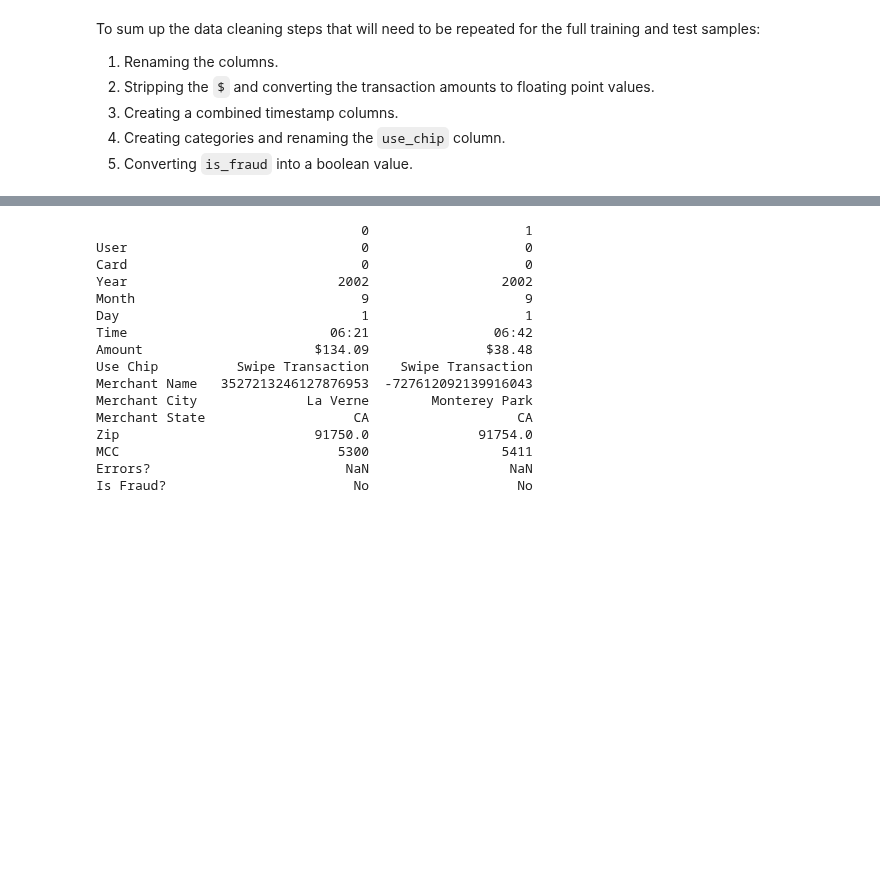
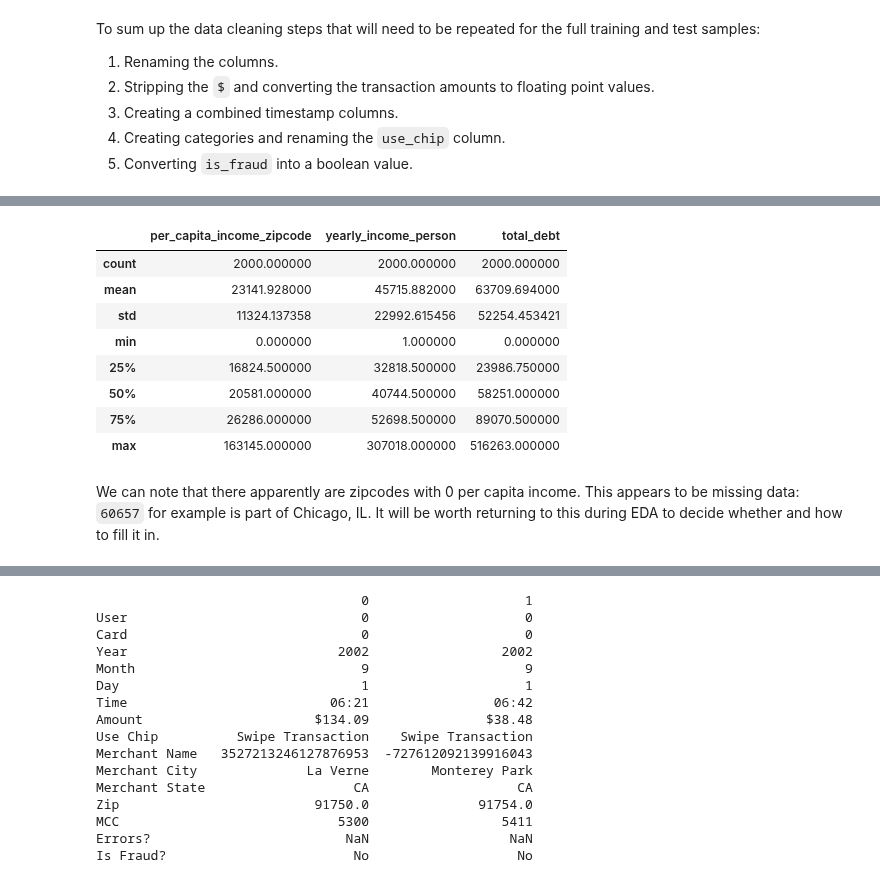
Before and after one commit to msc2106/CreditCardFraud, a Jupyter notebook: notebooks/data_wrangling.ipynb, the cells around one changed output, grey strips where cells are left out. Drawn from its saved outputs; the diff is of its cells as text; code cells hidden in the pictures; blank space fills up the shorter version.

```diff
--- a/notebooks/data_wrangling.ipynb
+++ b/notebooks/data_wrangling.ipynb
@@ -270,0 +345,17 @@ Information about each user is stored in a separate file, `sd254_users.csv`.
+# %%
+val_cols = ['per_capita_income_zipcode', 'yearly_income_person', 'total_debt']
+for col in val_cols:
+    users[col] = convert_dollar_amounts(users[col])
+users[val_cols].describe()
+# %% [output]
+|  | per_capita_income_zipcode | yearly_income_person | total_debt |
+| count | 2000.000000 | 2000.000000 | 2000.000000 |
+| mean | 23141.928000 | 45715.882000 | 63709.694000 |
+| std | 11324.137358 | 22992.615456 | 52254.453421 |
+| min | 0.000000 | 1.000000 | 0.000000 |
+| 25% | 16824.500000 | 32818.500000 | 23986.750000 |
+| 50% | 20581.000000 | 40744.500000 | 58251.000000 |
+| 75% | 26286.000000 | 52698.500000 | 89070.500000 |
+| max | 163145.000000 | 307018.000000 | 516263.000000 |
+# %% [markdown]
+We can note that there apparently are zipcodes with 0 per capita income. This appears to be missing data: `60657` for example is part of Chicago, IL. It will be worth returning to this during EDA to decide whether and how to fill it in.
```
Also changed, not shown: parts of 37 cells of this notebook, 1 other file.
